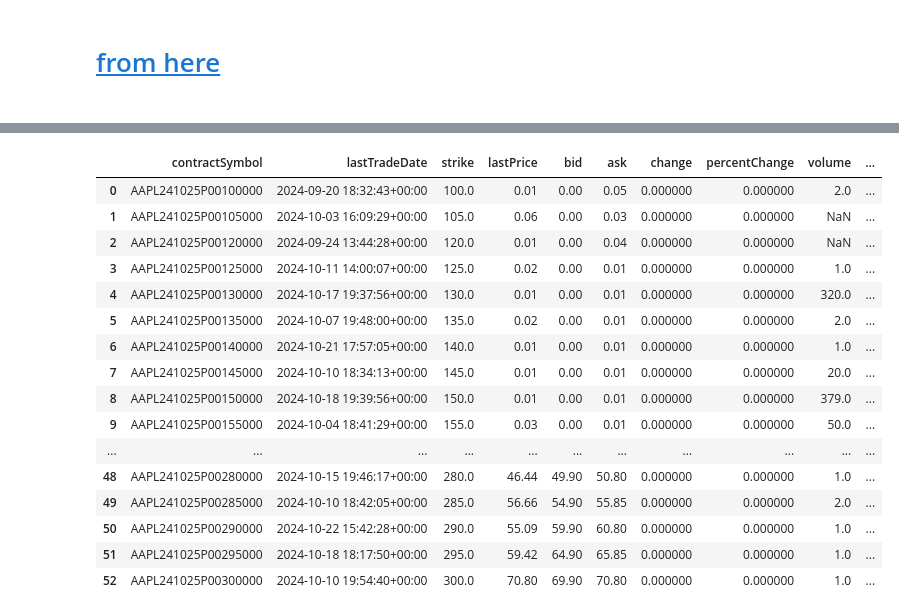
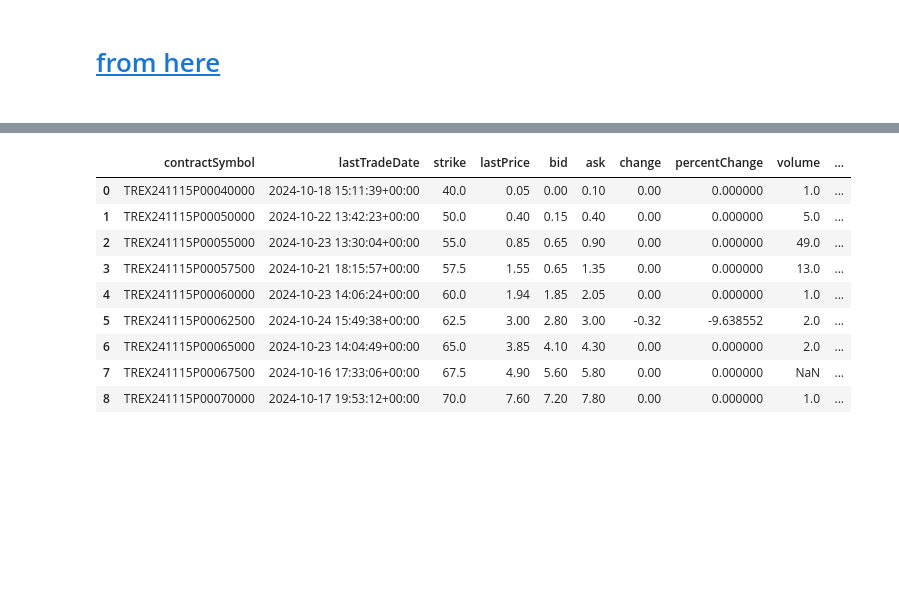
Before and after one commit to MathiasStadler/yfinance_option_chain, a Jupyter notebook: test_option_chain_two.ipynb, the cells around one changed output, grey strips where cells are left out. Saved outputs shown, nothing was run; the diff lists cells and outputs as text; code cells hidden in the pictures; blank space fills up the shorter version.

```diff
--- a/test_option_chain_two.ipynb
+++ b/test_option_chain_two.ipynb
@@ -4,7 +4,7 @@
 # [](https://github.com/ranaroussi/yfinance)
 # %%
 import yfinance as yf
-aapl = yf.Ticker("AAPL")
+aapl = yf.Ticker("TREX")
 aapl.info
 hist = aapl.history(period="max")
 hist.head()
@@ -130,22 +91,15 @@ aapl.options
 # %%
-opt = aapl.option_chain('2024-10-25')
+opt = aapl.option_chain('2024-11-15')
 # opt.calls
 opt.puts
 # %% [output]
 |  | contractSymbol | lastTradeDate | strike | lastPrice | bid | ask | change | percentChange | volume | ... |
-| 0 | AAPL241025P00100000 | 2024-09-20 18:32:43+00:00 | 100.0 | 0.01 | 0.00 | 0.05 | 0.000000 | 0.000000 | 2.0 | ... |
-| 1 | AAPL241025P00105000 | 2024-10-03 16:09:29+00:00 | 105.0 | 0.06 | 0.00 | 0.03 | 0.000000 | 0.000000 | NaN | ... |
-| 2 | AAPL241025P00120000 | 2024-09-24 13:44:28+00:00 | 120.0 | 0.01 | 0.00 | 0.04 | 0.000000 | 0.000000 | NaN | ... |
-| 3 | AAPL241025P00125000 | 2024-10-11 14:00:07+00:00 | 125.0 | 0.02 | 0.00 | 0.01 | 0.000000 | 0.000000 | 1.0 | ... |
-| 4 | AAPL241025P00130000 | 2024-10-17 19:37:56+00:00 | 130.0 | 0.01 | 0.00 | 0.01 | 0.000000 | 0.000000 | 320.0 | ... |
-| 5 | AAPL241025P00135000 | 2024-10-07 19:48:00+00:00 | 135.0 | 0.02 | 0.00 | 0.01 | 0.000000 | 0.000000 | 2.0 | ... |
-| 6 | AAPL241025P00140000 | 2024-10-21 17:57:05+00:00 | 140.0 | 0.01 | 0.00 | 0.01 | 0.000000 | 0.000000 | 1.0 | ... |
-| 7 | AAPL241025P00145000 | 2024-10-10 18:34:13+00:00 | 145.0 | 0.01 | 0.00 | 0.01 | 0.000000 | 0.000000 | 20.0 | ... |
-| 8 | AAPL241025P00150000 | 2024-10-18 19:39:56+00:00 | 150.0 | 0.01 | 0.00 | 0.01 | 0.000000 | 0.000000 | 379.0 | ... |
-| 9 | AAPL241025P00155000 | 2024-10-04 18:41:29+00:00 | 155.0 | 0.03 | 0.00 | 0.01 | 0.000000 | 0.000000 | 50.0 | ... |
-| ... | ... | ... | ... | ... | ... | ... | ... | ... | ... | ... |
-| 48 | AAPL241025P00280000 | 2024-10-15 19:46:17+00:00 | 280.0 | 46.44 | 49.90 | 50.80 | 0.000000 | 0.000000 | 1.0 | ... |
-| 49 | AAPL241025P00285000 | 2024-10-10 18:42:05+00:00 | 285.0 | 56.66 | 54.90 | 55.85 | 0.000000 | 0.000000 | 2.0 | ... |
-| 50 | AAPL241025P00290000 | 2024-10-22 15:42:28+00:00 | 290.0 | 55.09 | 59.90 | 60.80 | 0.000000 | 0.000000 | 1.0 | ... |
-| 51 | AAPL241025P00295000 | 2024-10-18 18:17:50+00:00 | 295.0 | 59.42 | 64.90 | 65.85 | 0.000000 | 0.000000 | 1.0 | ... |
-| 52 | AAPL241025P00300000 | 2024-10-10 19:54:40+00:00 | 300.0 | 70.80 | 69.90 | 70.80 | 0.000000 | 0.000000 | 1.0 | ... |
+| 0 | TREX241115P00040000 | 2024-10-18 15:11:39+00:00 | 40.0 | 0.05 | 0.00 | 0.10 | 0.00 | 0.000000 | 1.0 | ... |
+| 1 | TREX241115P00050000 | 2024-10-22 13:42:23+00:00 | 50.0 | 0.40 | 0.15 | 0.40 | 0.00 | 0.000000 | 5.0 | ... |
+| 2 | TREX241115P00055000 | 2024-10-23 13:30:04+00:00 | 55.0 | 0.85 | 0.65 | 0.90 | 0.00 | 0.000000 | 49.0 | ... |
+| 3 | TREX241115P00057500 | 2024-10-21 18:15:57+00:00 | 57.5 | 1.55 | 0.65 | 1.35 | 0.00 | 0.000000 | 13.0 | ... |
+| 4 | TREX241115P00060000 | 2024-10-23 14:06:24+00:00 | 60.0 | 1.94 | 1.85 | 2.05 | 0.00 | 0.000000 | 1.0 | ... |
+| 5 | TREX241115P00062500 | 2024-10-24 15:49:38+00:00 | 62.5 | 3.00 | 2.80 | 3.00 | -0.32 | -9.638552 | 2.0 | ... |
+| 6 | TREX241115P00065000 | 2024-10-23 14:04:49+00:00 | 65.0 | 3.85 | 4.10 | 4.30 | 0.00 | 0.000000 | 2.0 | ... |
+| 7 | TREX241115P00067500 | 2024-10-16 17:33:06+00:00 | 67.5 | 4.90 | 5.60 | 5.80 | 0.00 | 0.000000 | NaN | ... |
+| 8 | TREX241115P00070000 | 2024-10-17 19:53:12+00:00 | 70.0 | 7.60 | 7.20 | 7.80 | 0.00 | 0.000000 | 1.0 | ... |
```
Also changed, not shown: parts of 7 cells of this notebook.
